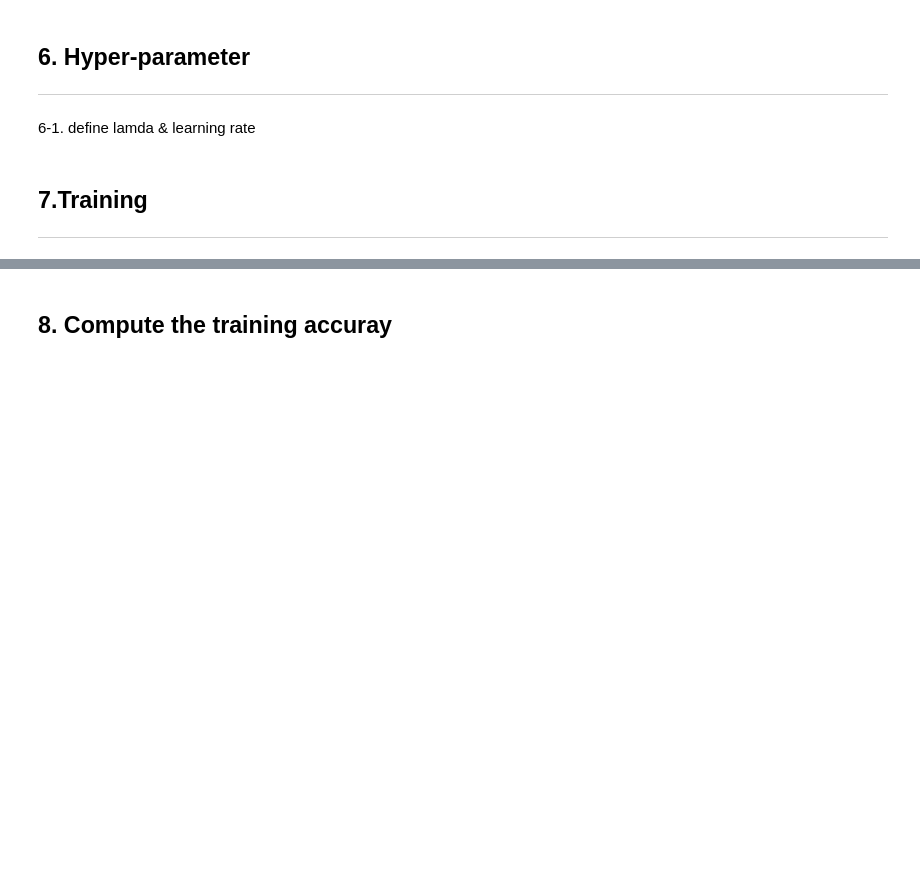
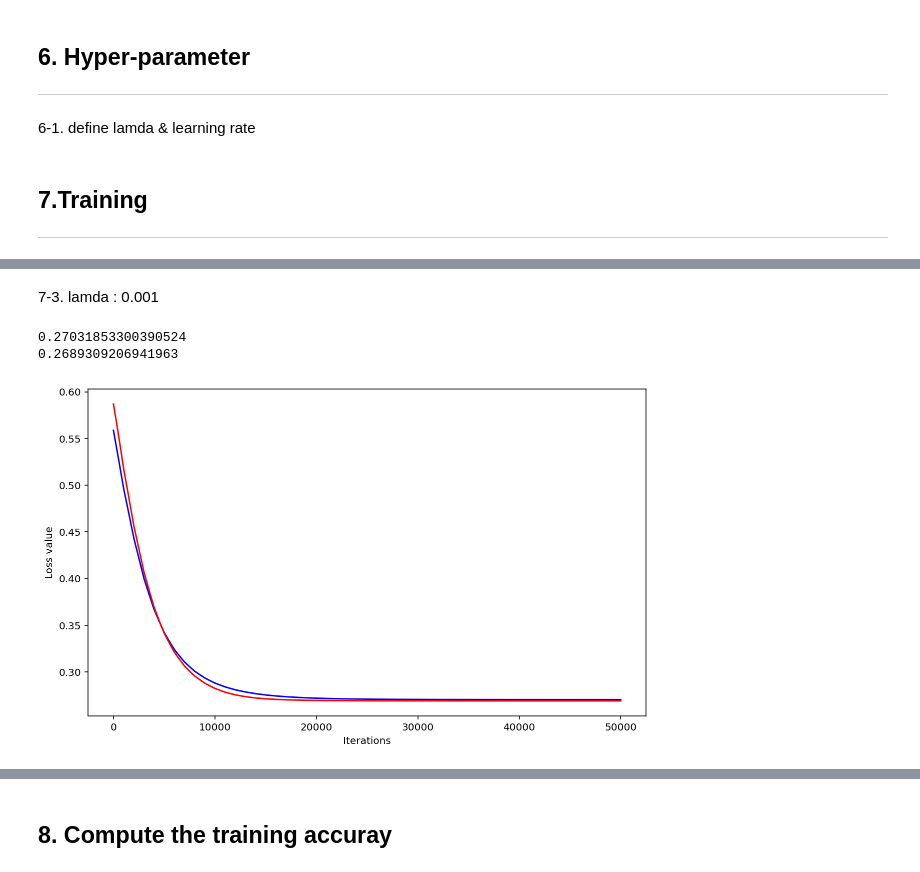
Before and after one commit to wkdthf21/Machine-Learning-Assignment, a Jupyter notebook: 06/assignment #6.ipynb, the cells around one changed output, grey strips where cells are left out. Saved outputs shown, nothing was run; the diff lists cells and outputs as text; code cells hidden in the pictures; blank space fills up the shorter version.

```diff
--- a/06/assignment #6.ipynb
+++ b/06/assignment #6.ipynb
@@ -247,0 +287,22 @@ learning_rate =
+# %% [markdown]
+7-3. lamda : 0.001
+# %%
+# run gradient descent algorithm
+max_iter = 50000
+w_train_2, L_iters_train_2 = grad_desc(xy_train, y_train, w_init, learning_rate, lamdas[2], max_iter)
+w_test_2, L_iters_test_2 = grad_desc(xy_test, y_test, w_init, learning_rate, lamdas[2], max_iter)
+
+print(L_iters_train_2[max_iter-1])
+print(L_iters_test_2[max_iter-1])
+
+# plot
+plt.figure(3, figsize=(10,6))
+plt.plot(np.array(range(max_iter)), L_iters_train_2, c = 'blue')
+plt.plot(np.array(range(max_iter)), L_iters_test_2, c = 'red')
+plt.xlabel('Iterations')
+plt.ylabel('Loss value')
+plt.show()
+# %% [output]
+0.27031853300390524
+0.2689309206941963
+[figure, added]
```
Also changed, not shown: parts of 17 cells of this notebook.
